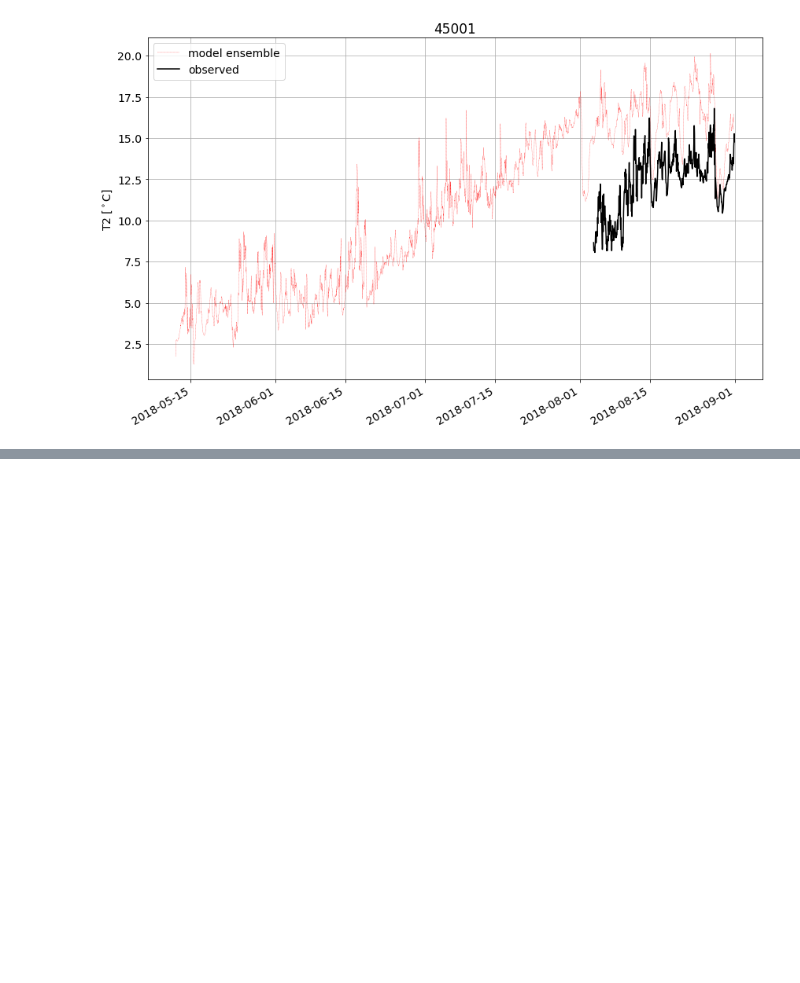
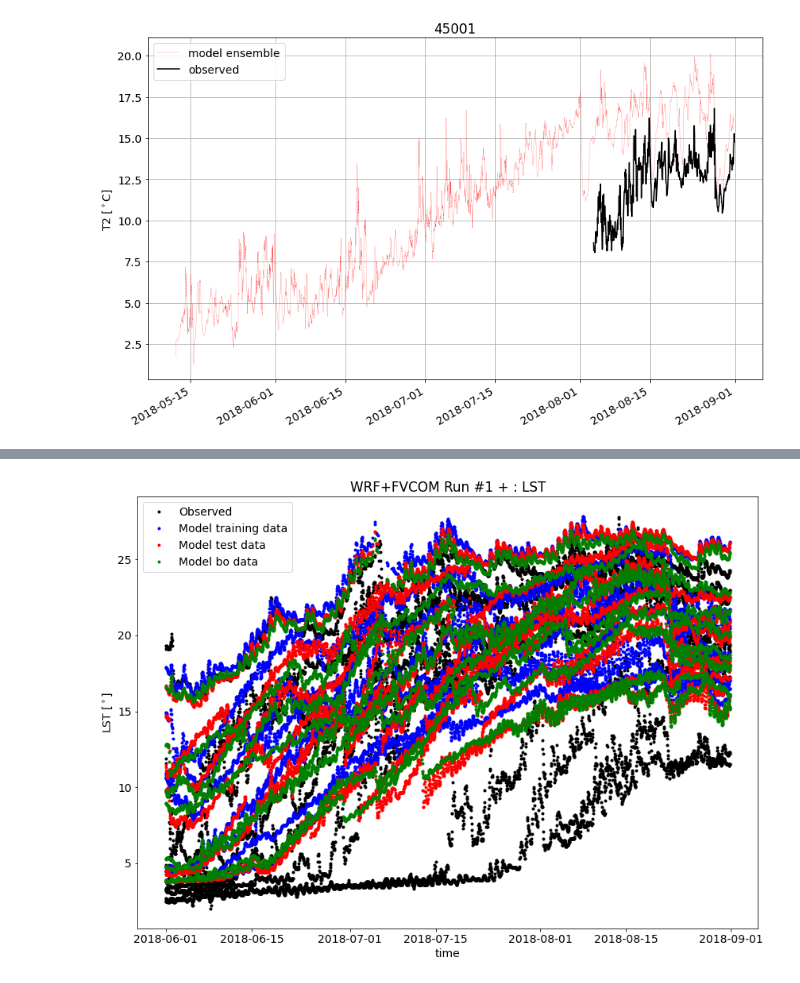
Before and after one commit to WPringle/GreatLakes_CoupledModelUQ, a Jupyter notebook: workflow/process_WRF+FVCOM_lakebuoy_temperature_timeseries.ipynb, the cells around one changed output, grey strips where cells are left out. Cells and saved outputs as stored; diff of their text form; code cells hidden in the pictures; blank space fills up the shorter version.

```diff
--- a/workflow/process_WRF+FVCOM_lakebuoy_temperature_timeseries.ipynb
+++ b/workflow/process_WRF+FVCOM_lakebuoy_temperature_timeseries.ipynb
@@ -28,2 +29,32 @@ K2C = -273.15
+# %%
+def get_wrf_lists(run_numbers,prefix):
+    wrf_lists = []
+    for rdx,run in enumerate(run_numbers):
+        wfv_dir = proj_dir + prefix + str(run) + '/'
+        wrf_list = gl.glob(wfv_dir + 'output_wrf/cstm_d01*')
+        if not wrf_list:
+            wfv_dir = proj_dir + prefix + str(run).rjust(2,'0') + '/'
+            wrf_list = gl.glob(wfv_dir + 'output_wrf/cstm_d01*')
+        wrf_list.sort()
+        wrf_lists.append(wrf_list)
+        if rdx == 0:
+            print(wrf_list[0:2])
+
+    return wrf_lists
+# %%
+def get_fvcom_lists(run_numbers,prefix):
+    fv_lists = []
+    for rdx,run in enumerate(run_numbers):
+        wfv_dir = proj_dir + prefix + str(run) + '/'
+        fv_list = gl.glob(wfv_dir + 'output_fvcom*/gl_0*.nc')
+        if not fv_list:
+            wfv_dir = proj_dir + prefix + str(run).rjust(2,'0') + '/'
+            fv_list = gl.glob(wfv_dir + 'output_fvcom*/gl_0*.nc')
+        fv_list.sort()
+        fv_lists.append(fv_list)
+        if rdx == 0:
+            print(fv_list[0:2])
+
+    return fv_lists
 # %% [markdown]
 ### Set the directories and get list of filenames
@@ -375,0 +362,17 @@ for bdx, bd in enumerate(buoy_data):
+# %%
+# Compare model data for LST
+fig = plt.figure(figsize=(14,10))
+this_data = set_dict['training_set']['model_data_timeseries']
+plt.plot(this_data['time'],this_data['data']['LST'],'k.',label='Observed')
+plt.plot(this_data['time'],this_data['model']['LST'][0,:],'b.', label='Model training data')
+this_data = set_dict['test_set']['model_data_timeseries']
+plt.plot(this_data['time'],this_data['model']['LST'][0,:],'r.', label='Model test data')
+this_data = set_dict['bo_set']['model_data_timeseries']
+plt.plot(this_data['time'],this_data['model']['LST'][0,:],'g.', label='Model bo data')
+plt.xlabel('time')
+plt.ylabel('LST [$^\circ$]')
+plt.title("WRF+FVCOM Run #1 + : LST")
+plt.legend()
+plt.show()
+# %% [output]
+[figure, added]
```
Also changed, not shown: parts of 23 cells of this notebook, 1 other file.
